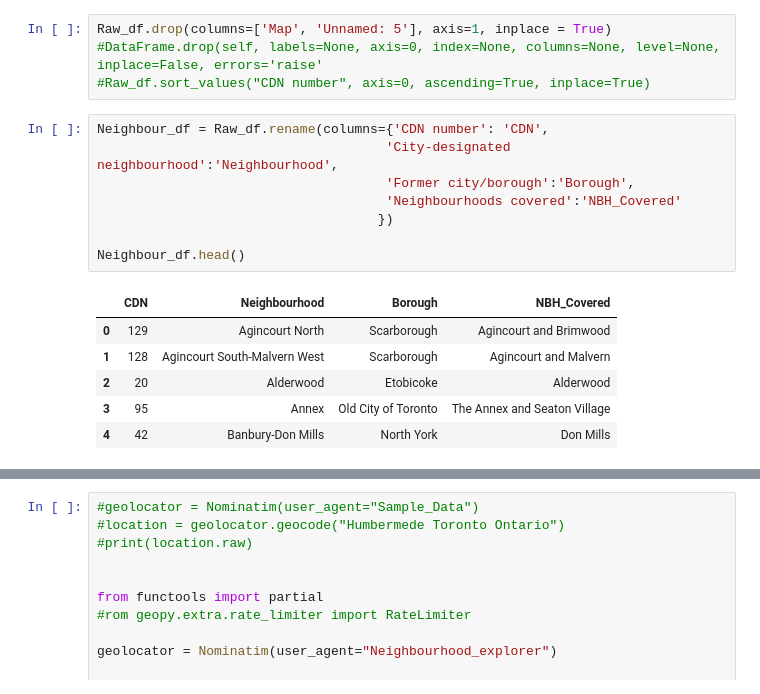
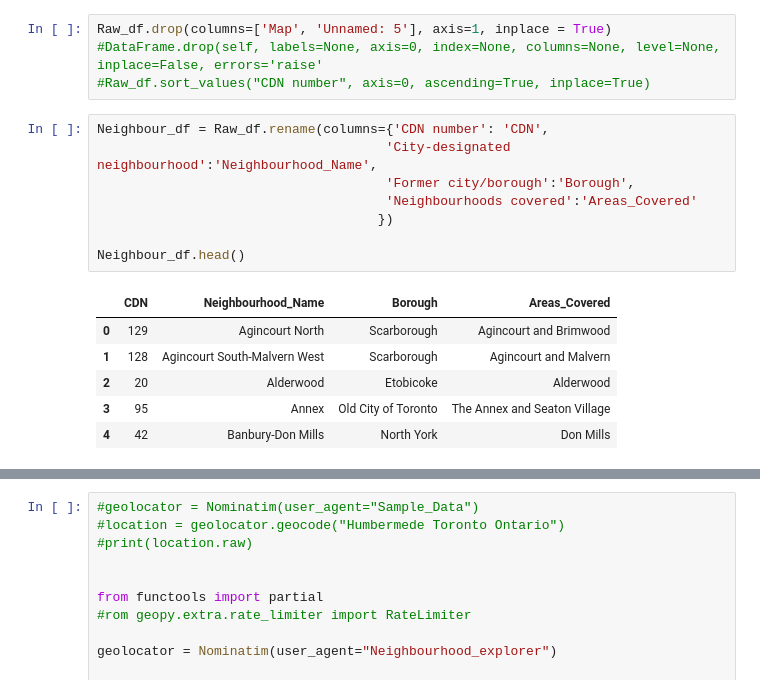
Before and after one commit to agprasanna/Coursera_Capstone, a Jupyter notebook: Opening a Sri Lankan Restaurant in Toronto.ipynb, the cells around one changed output, grey strips where cells are left out. Saved outputs shown, nothing was run; the diff lists cells and outputs as text.

```diff
--- a/Opening a Sri Lankan Restaurant in Toronto.ipynb
+++ b/Opening a Sri Lankan Restaurant in Toronto.ipynb
@@ -49,14 +49,14 @@ Raw_df.drop(columns=['Map', 'Unnamed: 5'], axis=1, inplace = True)
 #Raw_df.sort_values("CDN number", axis=0, ascending=True, inplace=True)
 # %%
 Neighbour_df = Raw_df.rename(columns={'CDN number': 'CDN',
-                                     'City-designated neighbourhood':'Neighbourhood',
+                                     'City-designated neighbourhood':'Neighbourhood_Name',
                                      'Former city/borough':'Borough',
-                                     'Neighbourhoods covered':'NBH_Covered'
+                                     'Neighbourhoods covered':'Areas_Covered'
                                     })
 
 Neighbour_df.head()
 # %% [output]
-|  | CDN | Neighbourhood | Borough | NBH_Covered |
+|  | CDN | Neighbourhood_Name | Borough | Areas_Covered |
 | 0 | 129 | Agincourt North | Scarborough | Agincourt and Brimwood |
 | 1 | 128 | Agincourt South-Malvern West | Scarborough | Agincourt and Malvern |
 | 2 | 20 | Alderwood | Etobicoke | Alderwood |
```
Also changed, not shown: parts of 2 cells of this notebook.
